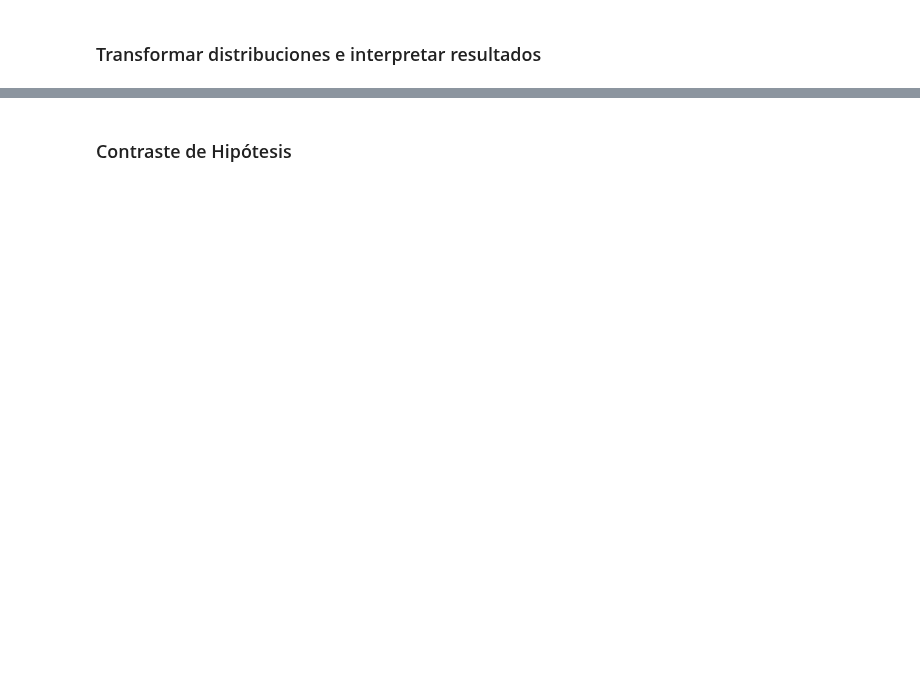
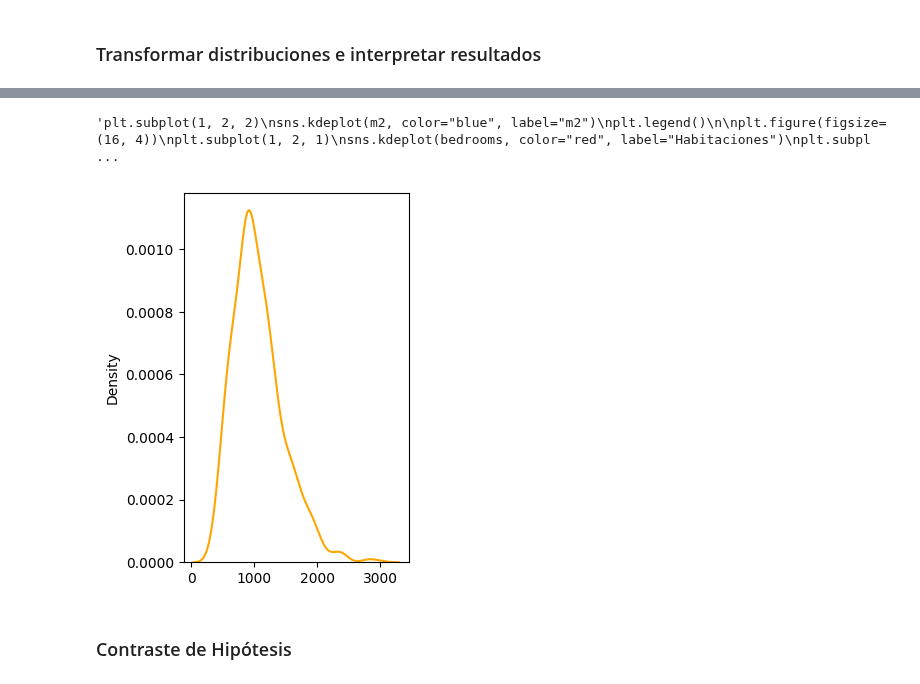
Before and after one commit to ceciorosco/Cecilia-Repositorio, a Jupyter notebook: Modulo 2/ejercicio_practico_modulo_2.ipynb, the cells around one changed output, grey strips where cells are left out. Saved outputs shown, nothing was run; the diff lists cells and outputs as text; code cells hidden in the pictures; blank space fills up the shorter version.

```diff
--- a/Modulo 2/ejercicio_practico_modulo_2.ipynb
+++ b/Modulo 2/ejercicio_practico_modulo_2.ipynb
@@ -313,0 +379,5 @@ plt.legend();
+# %%
+sqrt_price = np.sqrt(price)
+sqrt_bedr = np.sqrt(bedrooms)
+sqrt_bath = np.sqrt(bathrooms)
+sqrt_m2 = np.sqrt(m2)
@@ -314,2 +391,21 @@ plt.legend();
+# %%
+#plt.figure(figsize=(16, 4))
+plt.subplot(1, 2, 1)
+#sns.kdeplot(std_price, color="purple", label="precio")
+sns.kdeplot(sqrt_price, color="Orange", label="raiz")
+#sns.kdeplot(log_price, color="green", label="logaritmo")
+"""plt.subplot(1, 2, 2)
+sns.kdeplot(m2, color="blue", label="m2")
+plt.legend()
+
+plt.figure(figsize=(16, 4))
+plt.subplot(1, 2, 1)
+sns.kdeplot(bedrooms, color="red", label="Habitaciones")
+plt.subplot(1, 2, 2)
+sns.kdeplot(bathrooms, color="green", label="Baños")
+plt.legend();"""
+# %% [output]
+'plt.subplot(1, 2, 2)\nsns.kdeplot(m2, color="blue", label="m2")\nplt.legend()\n\nplt.figure(figsize=(16, 4))\nplt.subplot(1, 2, 1)\nsns.kdeplot(bedrooms, color="red", label="Habitaciones")\nplt.subpl ...
+[figure, added]
 # %% [markdown]
 ### Contraste de Hipótesis
```
Also changed, not shown: parts of 16 cells of this notebook, 2 other files.
